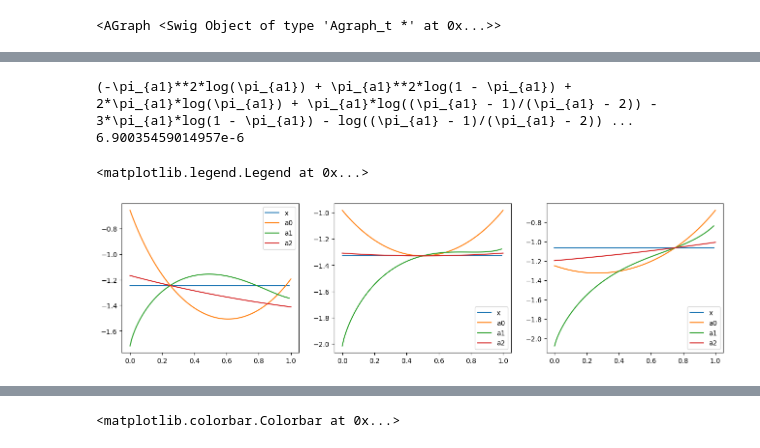
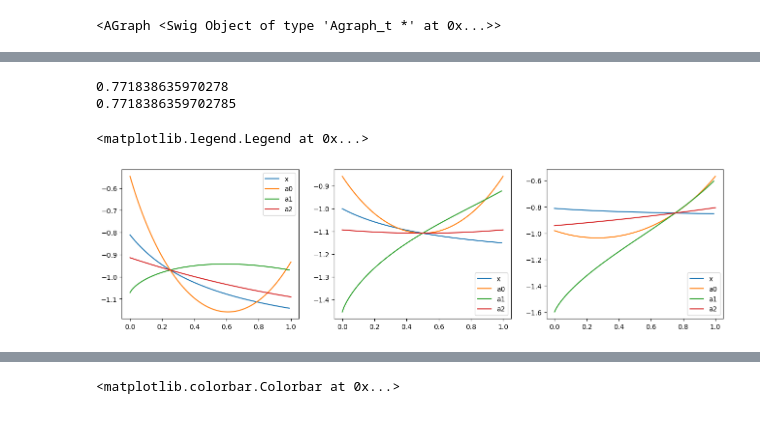
Before and after one commit to LukasPrader/BscThesis_Physics_uibk, a Jupyter notebook: POMDP_analysis.ipynb, the cells around one changed output, grey strips where cells are left out. Cells and saved outputs as stored; diff of their text form; code cells hidden in the pictures.

Commit message:
bugfix in entropy rate function + tests

```diff
--- a/POMDP_analysis.ipynb
+++ b/POMDP_analysis.ipynb
@@ -148,22 +148,30 @@ stat_mdp
 $\displaystyle \left[\begin{matrix}\frac{1}{- \pi_{a1} p_{X} + 2 p_{X} + 1} & \frac{p_{X}}{- \pi_{a1} p_{X} + 2 p_{X} + 1} & \frac{p_{X} \left(\pi_{a1} - 1\right)}{\pi_{a1} p_{X} - 2 p_{X} - 1}\end{matrix}\right]$
 # %%
 # entropy rate of MDP from above
+import numpy as np
+import sympy as sym
 
 def lp_static_mp_entropy_rate(stat, P):
-    # faster version if both inputs are numeric
+    # (faster) version if both inputs are numeric
     if isinstance(stat, np.ndarray) and isinstance(P, np.ndarray):
         P_log = P * np.log2(P)
-        return(-np.sum(stat.dot(P_log.T)))
+        P_log = np.nan_to_num(P_log, nan=0., posinf=0., neginf=0) # replace nans from potential log(0)
+        return(-np.sum(stat.dot(P_log)))
 
     # make both symbolic if one input is not
-    stat_sym = sym.sympify(stat)
-    P_sym = sym.sympify(P)
-    P_log = sym.matrix_multiply_elementwise(P_sym, P_sym.applyfunc(sym.log))
-    return(-np.sum(sym.tensorproduct(stat_sym, sym.transpose(P_log))))
+    stat_sym = sym.Matrix(stat)
+    P_sym = sym.Matrix(P)
+    P_log = sym.matrix_multiply_elementwise(P_sym, P_sym.applyfunc(lambda x: sym.log(x, 2)))
+    return(-np.sum(P_log.T * stat_sym.T))
 
-P = np.array([[1/3, 1/3, 1/3], [1/3, 1/3, 1/3], [1/3, 1/3, 1/3]])
-stat = np.array([1/3, 1/3, 1/3])
+# test
+P = np.array([[0.9, 0.1], [0.3, 0.7]])
+stat = np.array([0.75, 0.25])
+print(lp_static_mp_entropy_rate(stat, P))
 
-print(sym.simplify(lp_static_mp_entropy_rate(stat_mdp, P_mdp)))
-print(lp_static_mp_entropy_rate(stat, P))
+t = sym.Symbol("t")
+stat = sym.Matrix([[t, 0.25]])
+p_test = sym.Matrix([[0.9, 0.1], [0.3, 0.7]])
+test = lp_static_mp_entropy_rate(stat, p_test)
+print(test.evalf(subs={t:0.75}))
 # %% [output]
@@ -280,41 +319,45 @@ MDP-MP1-MP2: []
-# %%
-h_d = h_mdp-h_mp1
-print(sym.simplify(h_d))
-h_d = h_d.subs(x, 0.999)
-h_d = h_d.subs(a1, 0.999)
-print(sym.simplify(h_d))
-# %% [output]
-(-\pi_{a1}**2*log(\pi_{a1}) + \pi_{a1}**2*log(1 - \pi_{a1}) + 2*\pi_{a1}*log(\pi_{a1}) + \pi_{a1}*log((\pi_{a1} - 1)/(\pi_{a1} - 2)) - 3*\pi_{a1}*log(1 - \pi_{a1}) - log((\pi_{a1} - 1)/(\pi_{a1} - 2)) ...
-6.90035459014957e-6
+# %%
+# entropy rates
+h_mdp = sym.simplify(lp_static_mp_entropy_rate(stat_mdp, P_mdp))
+h_mp1 = sym.simplify(lp_static_mp_entropy_rate(stat_mp1, P_mp1))
+h_mp2 = sym.simplify(lp_static_mp_entropy_rate(stat_mp2, P_mp2))
+
+print(h_mdp.evalf(subs={vars[i]:vals[i] for i in range(len(vars))}))
+stat_t = stat_mdp.evalf(subs={vars[i]:vals[i] for i in range(len(vars))})
+P_t = P_mdp.evalf(subs={vars[i]:vals[i] for i in range(len(vars))})
+print(float(lp_static_mp_entropy_rate(stat_t, P_t)))
+# %% [output]
+0.771838635970278
+0.7718386359702785
 # %%
 # lambdify for function plot
 h_diff_l = sym.lambdify([x, a0, a1, a2], h_mdp-h_mp1-h_mp2)
 
 plt.figure(figsize = (16, 4))
 p = np.linspace(1e-23, 1-1e-23, 100)
 plt.subplot(131)
 c = 0.25
 plt.plot(p, h_diff_l(p, c, c, c), label = "x")
 plt.plot(p, h_diff_l(c, p, c, c), label = "a0")
 plt.plot(p, h_diff_l(c, c, p, c), label = "a1")
 plt.plot(p, h_diff_l(c, c, c, p), label = "a2")
 plt.legend()
 
 plt.subplot(132)
 c = 0.5
-plt.plot(p, h_diff(p, c, c, c), label = "x")
-plt.plot(p, h_diff(c, p, c, c), label = "a0")
-plt.plot(p, h_diff(c, c, p, c), label = "a1")
-plt.plot(p, h_diff(c, c, c, p), label = "a2")
+plt.plot(p, h_diff_l(p, c, c, c), label = "x")
+plt.plot(p, h_diff_l(c, p, c, c), label = "a0")
+plt.plot(p, h_diff_l(c, c, p, c), label = "a1")
+plt.plot(p, h_diff_l(c, c, c, p), label = "a2")
 plt.legend()
 
 plt.subplot(133)
 c = 0.75
-plt.plot(p, h_diff(p, c, c, c), label = "x")
-plt.plot(p, h_diff(c, p, c, c), label = "a0")
-plt.plot(p, h_diff(c, c, p, c), label = "a1")
-plt.plot(p, h_diff(c, c, c, p), label = "a2")
+plt.plot(p, h_diff_l(p, c, c, c), label = "x")
+plt.plot(p, h_diff_l(c, p, c, c), label = "a0")
+plt.plot(p, h_diff_l(c, c, p, c), label = "a1")
+plt.plot(p, h_diff_l(c, c, c, p), label = "a2")
 plt.legend()
 # %% [output]
 <matplotlib.legend.Legend at 0x...>
-[figure, old version]
+[figure, new version]
```
Also changed, not shown: parts of 8 cells of this notebook.
